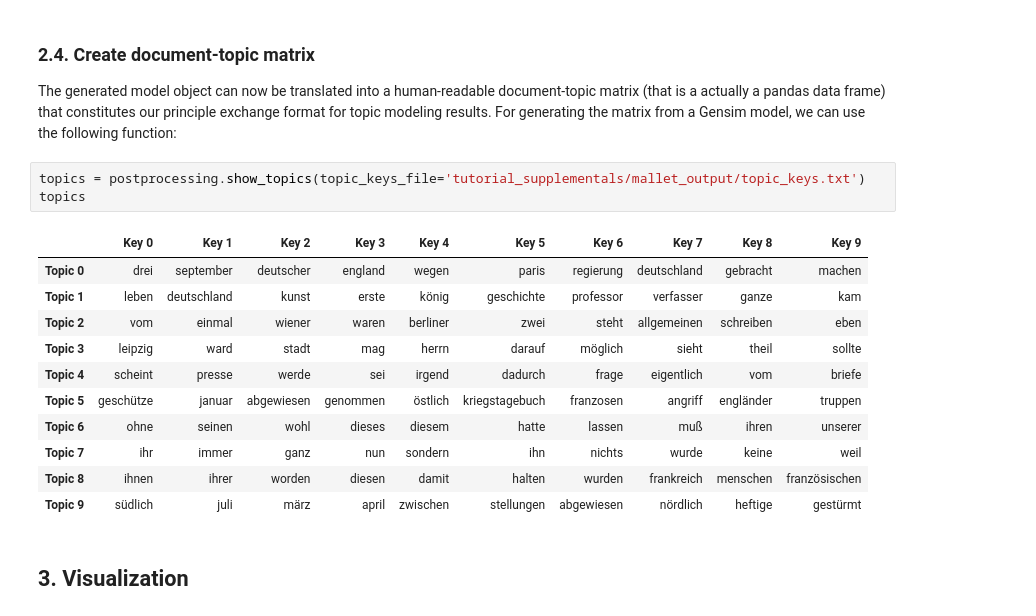
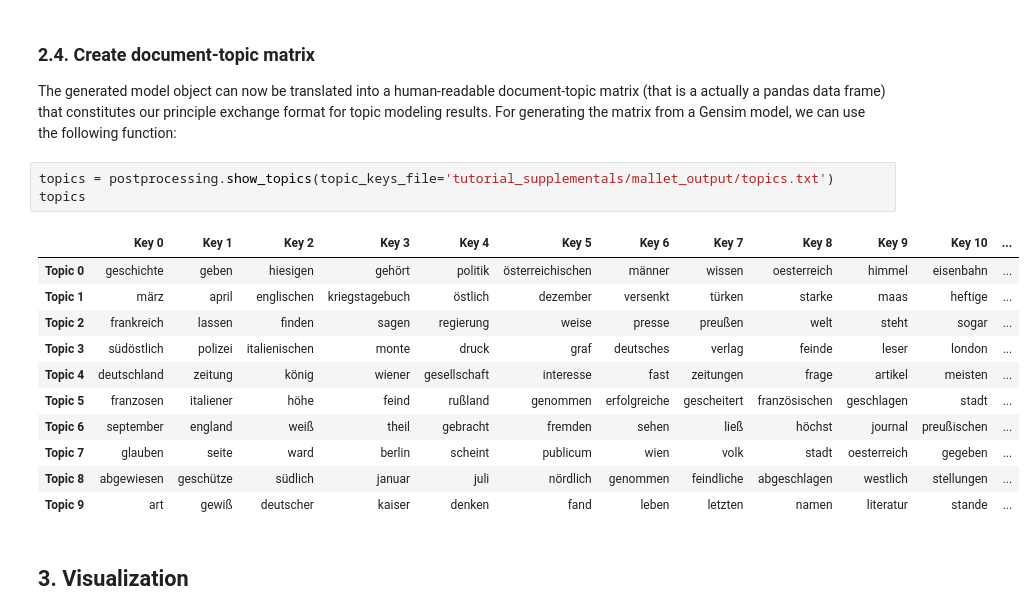
Before and after one commit to pielstroem/Topics, a Jupyter notebook: IntroducingMallet.ipynb, the cells around one changed output. Cells and saved outputs as stored; diff of their text form.

```diff
--- a/IntroducingMallet.ipynb
+++ b/IntroducingMallet.ipynb
@@ -291,20 +279,20 @@ Wall time: 235 ms
 
 The generated model object can now be translated into a human-readable document-topic matrix (that is a actually a pandas data frame) that constitutes our principle exchange format for topic modeling results. For generating the matrix from a Gensim model, we can use the following function:
 # %%
-topics = postprocessing.show_topics(topic_keys_file='tutorial_supplementals/mallet_output/topic_keys.txt')
+topics = postprocessing.show_topics(topic_keys_file='tutorial_supplementals/mallet_output/topics.txt')
 topics
 # %% [output]
-|  | Key 0 | Key 1 | Key 2 | Key 3 | Key 4 | Key 5 | Key 6 | Key 7 | Key 8 | Key 9 |
-| Topic 0 | drei | september | deutscher | england | wegen | paris | regierung | deutschland | gebracht | machen |
-| Topic 1 | leben | deutschland | kunst | erste | könig | geschichte | professor | verfasser | ganze | kam |
-| Topic 2 | vom | einmal | wiener | waren | berliner | zwei | steht | allgemeinen | schreiben | eben |
-| Topic 3 | leipzig | ward | stadt | mag | herrn | darauf | möglich | sieht | theil | sollte |
-| Topic 4 | scheint | presse | werde | sei | irgend | dadurch | frage | eigentlich | vom | briefe |
-| Topic 5 | geschütze | januar | abgewiesen | genommen | östlich | kriegstagebuch | franzosen | angriff | engländer | truppen |
-| Topic 6 | ohne | seinen | wohl | dieses | diesem | hatte | lassen | muß | ihren | unserer |
-| Topic 7 | ihr | immer | ganz | nun | sondern | ihn | nichts | wurde | keine | weil |
-| Topic 8 | ihnen | ihrer | worden | diesen | damit | halten | wurden | frankreich | menschen | französischen |
-| Topic 9 | südlich | juli | märz | april | zwischen | stellungen | abgewiesen | nördlich | heftige | gestürmt |
+|  | Key 0 | Key 1 | Key 2 | Key 3 | Key 4 | Key 5 | Key 6 | Key 7 | Key 8 | Key 9 | Key 10 | ... |
+| Topic 0 | geschichte | geben | hiesigen | gehört | politik | österreichischen | männer | wissen | oesterreich | himmel | eisenbahn | ... |
+| Topic 1 | märz | april | englischen | kriegstagebuch | östlich | dezember | versenkt | türken | starke | maas | heftige | ... |
+| Topic 2 | frankreich | lassen | finden | sagen | regierung | weise | presse | preußen | welt | steht | sogar | ... |
+| Topic 3 | südöstlich | polizei | italienischen | monte | druck | graf | deutsches | verlag | feinde | leser | london | ... |
+| Topic 4 | deutschland | zeitung | könig | wiener | gesellschaft | interesse | fast | zeitungen | frage | artikel | meisten | ... |
+| Topic 5 | franzosen | italiener | höhe | feind | rußland | genommen | erfolgreiche | gescheitert | französischen | geschlagen | stadt | ... |
+| Topic 6 | september | england | weiß | theil | gebracht | fremden | sehen | ließ | höchst | journal | preußischen | ... |
+| Topic 7 | glauben | seite | ward | berlin | scheint | publicum | wien | volk | stadt | oesterreich | gegeben | ... |
+| Topic 8 | abgewiesen | geschütze | südlich | januar | juli | nördlich | genommen | feindliche | abgeschlagen | westlich | stellungen | ... |
+| Topic 9 | art | gewiß | deutscher | kaiser | denken | fand | leben | letzten | namen | literatur | stande | ... |
 # %% [markdown]
 ## 3. Visualization
 # %% [markdown]
```
Also changed, not shown: parts of 33 cells of this notebook.
